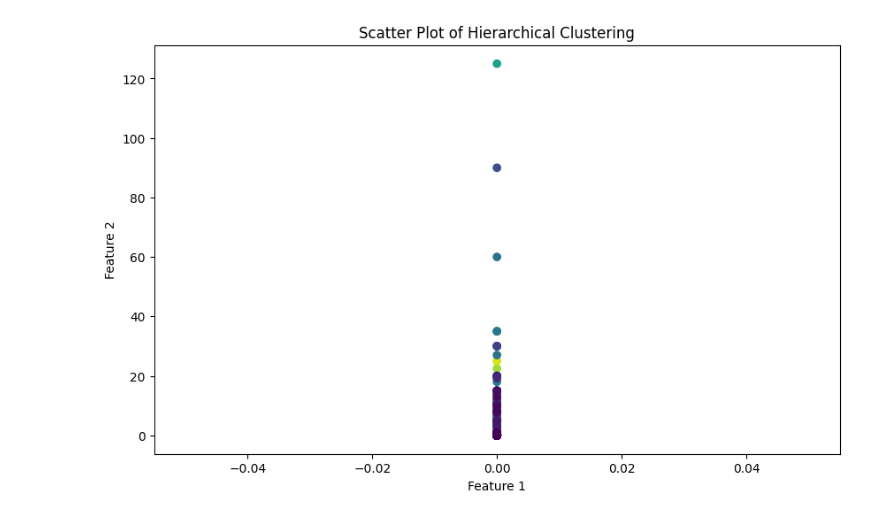
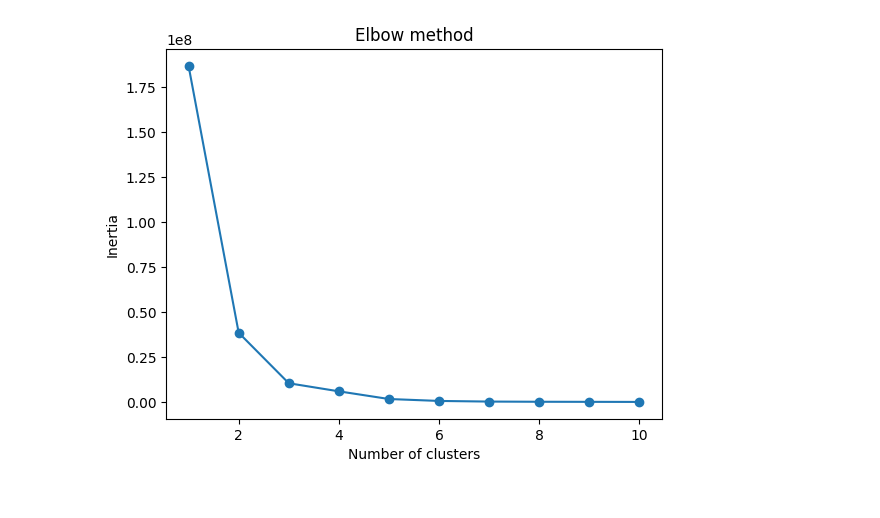
Before and after one commit to LimogleyC/Cmpt455_Final_Project, a Jupyter notebook: SteamHierClu.ipynb, the cells around one changed output. Drawn from its saved outputs; the diff is of its cells as text; code cells hidden in the pictures.

Commit message:
Assignment 5 and Decision Tree

```diff
--- a/SteamHierClu.ipynb
+++ b/SteamHierClu.ipynb
@@ -69,19 +37,16 @@ plt.show()
-# %%
-from sklearn.cluster import AgglomerativeClustering
-
-# Create an AgglomerativeClustering model
-model = AgglomerativeClustering(distance_threshold=0, n_clusters=None)
-model.fit(linkage_data)  # Fit the model to the linkage data
-
-# Assign cluster labels to data points
-cluster_labels = model.labels_
-
-# Create a scatter plot
-plt.figure(figsize=(10, 6))
-plt.scatter(data_sample.iloc[1:, 0], data_sample.iloc[1:, 1], c=cluster_labels, cmap="viridis")
-plt.xlabel("Feature 1")
-plt.ylabel("Feature 2")
-plt.title("Scatter Plot of Hierarchical Clustering")
-plt.show()
-# %% [output]
-[figure, removed]
+# %%
+from sklearn.cluster import KMeans
+inertias = []
+
+for i in range(1,11):
+    kmeans = KMeans(n_clusters=i)
+    kmeans.fit(data_sample)
+    inertias.append(kmeans.inertia_)
+
+plt.plot(range(1,11), inertias, marker='o')
+plt.title('Elbow method')
+plt.xlabel('Number of clusters')
+plt.ylabel('Inertia')
+plt.show()
+# %% [output]
+[figure, added]
```
Also changed, not shown: parts of 8 cells of this notebook, 3 other files.
